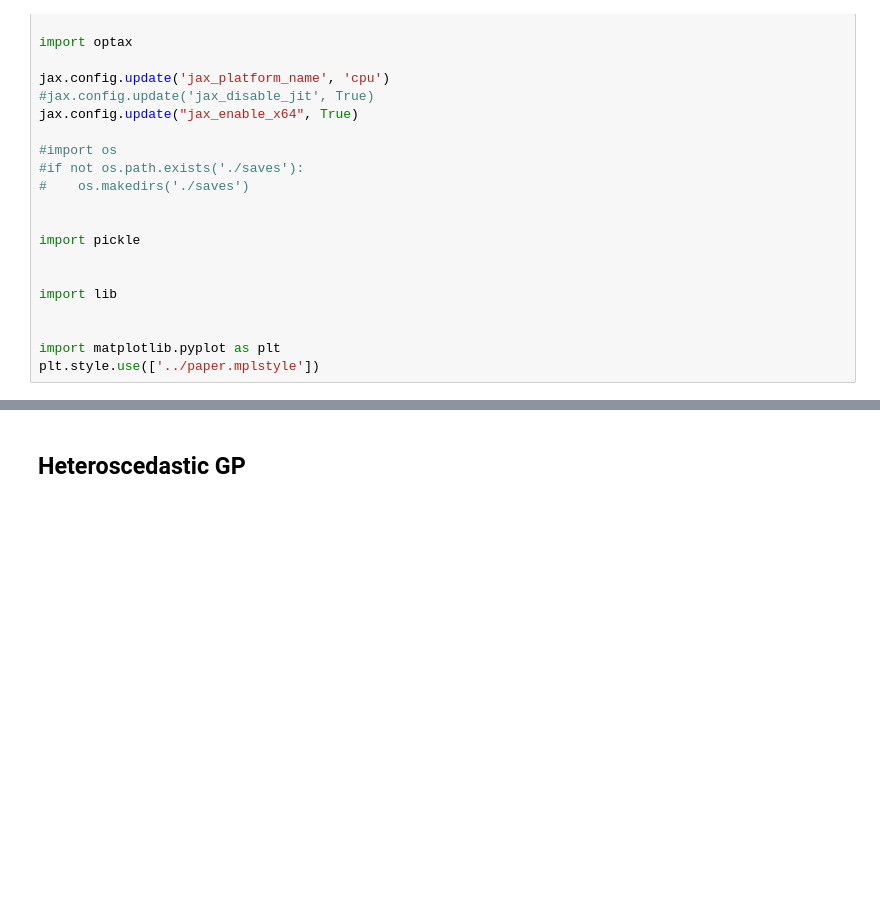
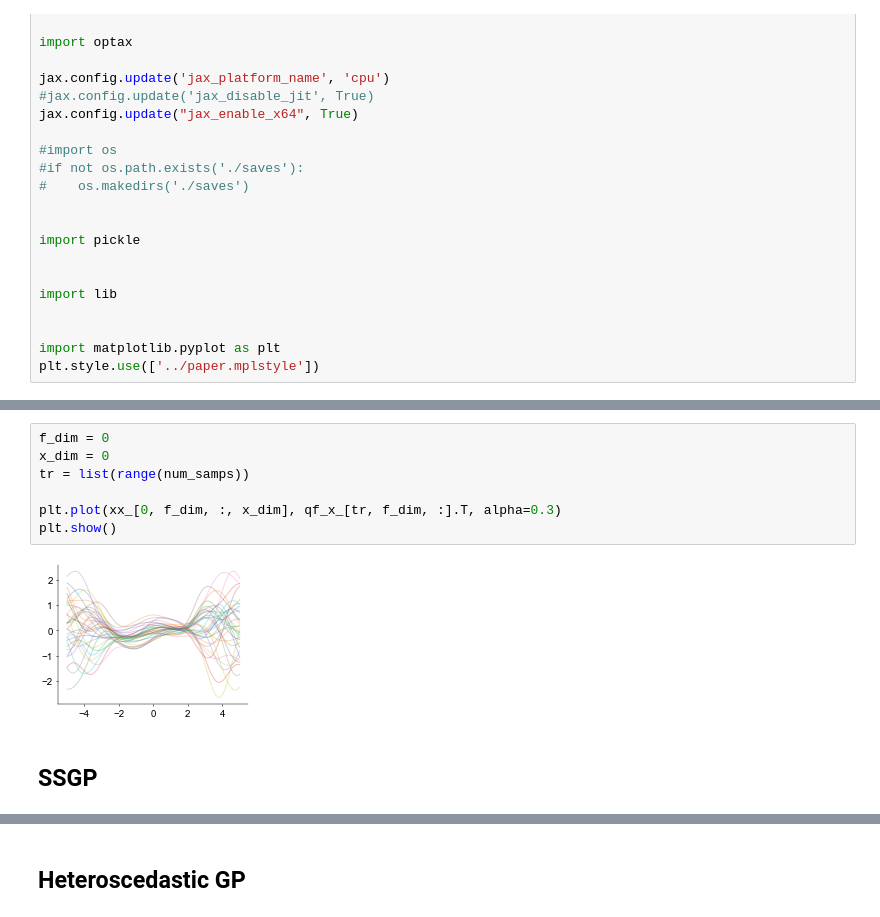
Before and after one commit to davindicode/nonparametric-nonrenewal-process, a Jupyter notebook: notebooks/GPR_1D.ipynb, the cells around one changed output, grey strips where cells are left out. Saved outputs shown, nothing was run; the diff lists cells and outputs as text; blank space fills up the shorter version.

```diff
--- a/notebooks/GPR.ipynb
+++ b/notebooks/GPR_1D.ipynb
@@ -42,0 +122,12 @@ plt.style.use(['../paper.mplstyle'])
+# %%
+f_dim = 0
+x_dim = 0
+tr = list(range(num_samps))
+
+plt.plot(xx_[0, f_dim, :, x_dim], qf_x_[tr, f_dim, :].T, alpha=0.3)
+plt.show()
+# %% [output]
+[figure, added]
+# %% [markdown]
+<a id='ssgp'></a>
+## SSGP
```
Also changed, not shown: parts of 10 cells of this notebook, 15 other files.
